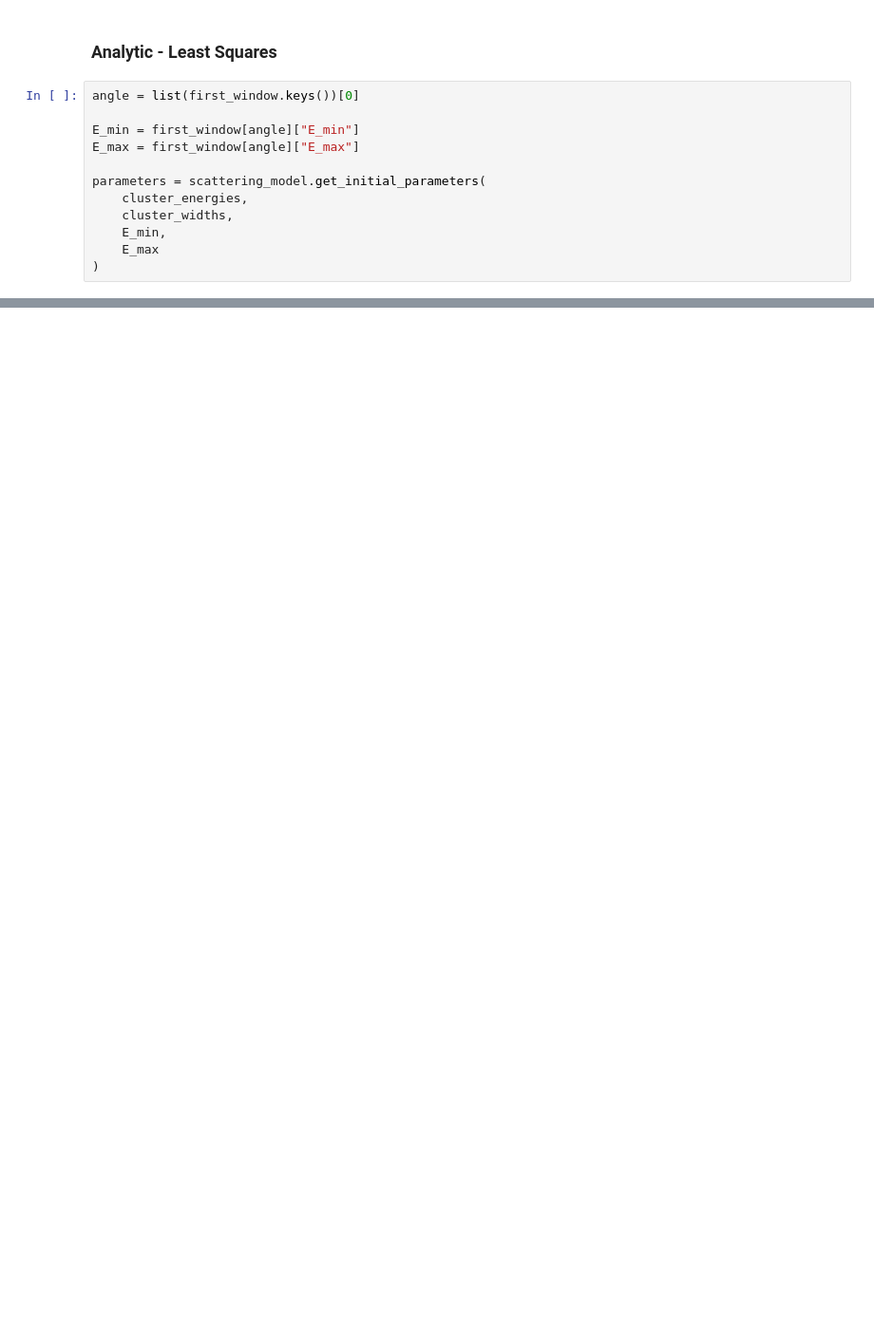
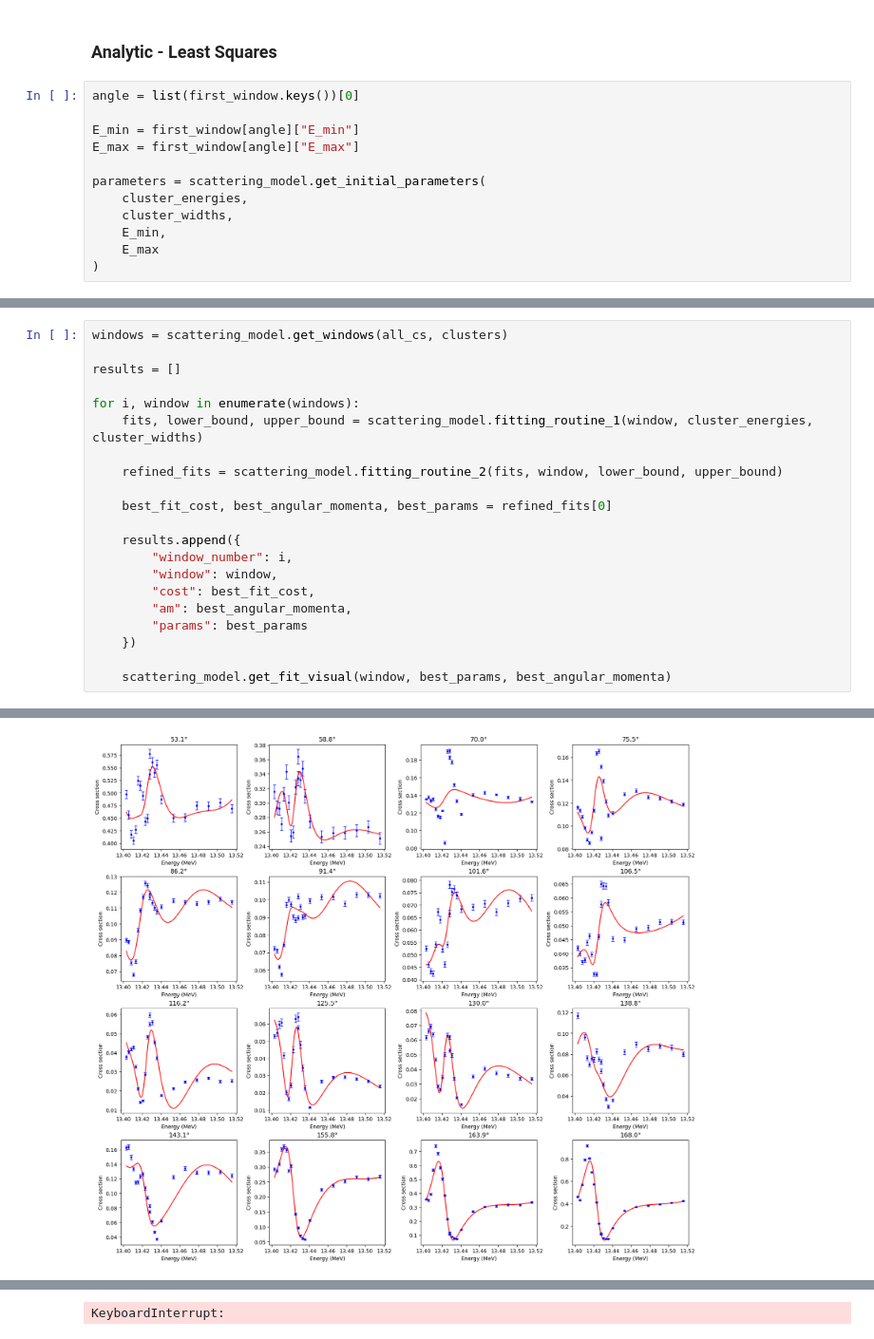
Before and after one commit to peytaguo/automated-resonance-analysis, a Jupyter notebook: resonance_fitting.ipynb, the cells around one changed output, grey strips where cells are left out. Shown at 95% size. Drawn from its saved outputs; the diff is of its cells as text; blank space fills up the shorter version.

```diff
--- a/resonance_fitting.ipynb
+++ b/resonance_fitting.ipynb
@@ -628,0 +696,22 @@ parameters = scattering_model.get_initial_parameters(
+# %%
+windows = scattering_model.get_windows(all_cs, clusters)
+
+results = []
+
+for i, window in enumerate(windows):
+    fits, lower_bound, upper_bound = scattering_model.fitting_routine_1(window, cluster_energies, cluster_widths)
+
+    refined_fits = scattering_model.fitting_routine_2(fits, window, lower_bound, upper_bound)
+
+    best_fit_cost, best_angular_momenta, best_params = refined_fits[0]
+
+    results.append({
+        "window_number": i,
+        "window": window,
+        "cost": best_fit_cost,
+        "am": best_angular_momenta,
+        "params": best_params
+    })
+
+    scattering_model.get_fit_visual(window, best_params, best_angular_momenta)
+# %% [output]
@@ -628,0 +735 @@ parameters = scattering_model.get_initial_parameters(
+[figure, added]
@@ -628,0 +771 @@ parameters = scattering_model.get_initial_parameters(
+KeyboardInterrupt:
```
Also changed, not shown: parts of 13 cells of this notebook, 4 other files.
